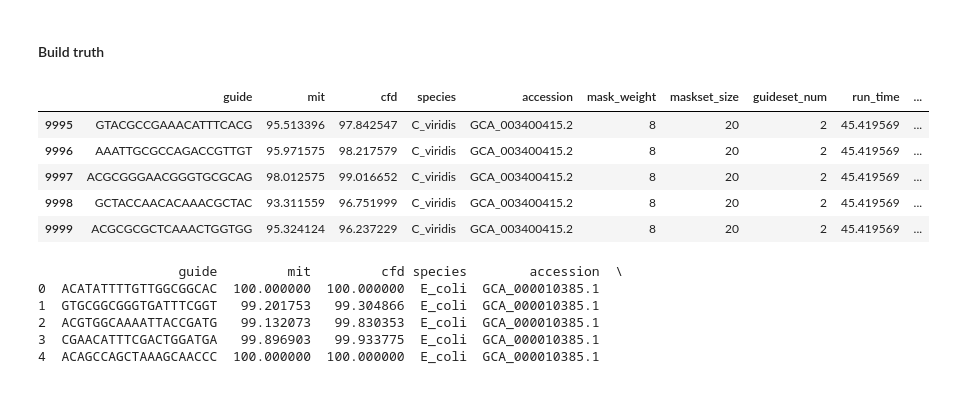
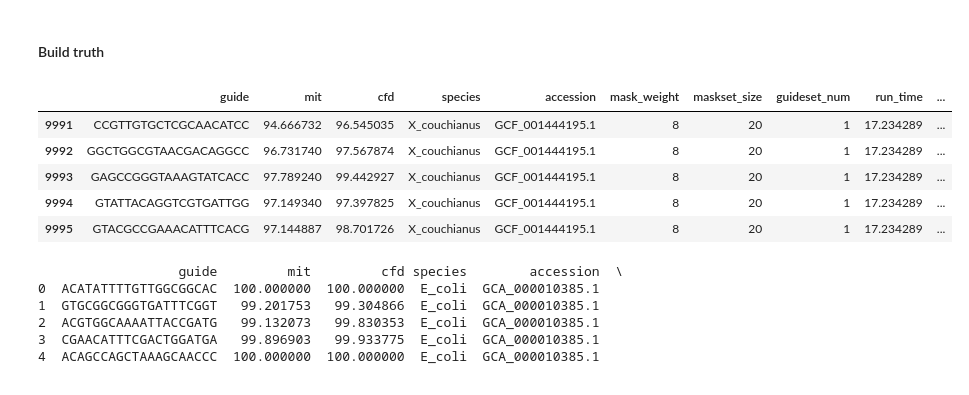
Before and after one commit to Darragh-Nugent/Crackling_Mask_search, a Jupyter notebook: scoring.ipynb, the cells around one changed output. Cells and saved outputs as stored; diff of their text form; code cells hidden in the pictures.

```diff
--- a/scoring.ipynb
+++ b/scoring.ipynb
@@ -46,7 +46,8 @@ DATA = 'test_data'
 
 genomes = [
     ('E_coli', 'GCA_000010385.1'),
-    ('C_viridis', 'GCA_003400415.2')
+    ('X_couchianus', 'GCF_001444195.1')
+    # ('C_viridis', 'GCA_003400415.2')
 ]
 
 CLASS_COLOURS = {
@@ -94,6 +91,0 @@ Done.
-# %%
-acc_sizes = {
-    g[1] : int(df_ass.loc[df_ass['accession'] == g[1], 'totalSequenceLength'].iloc[0])
-    for g in genomes
-}
-acc_sizes
@@ -680,8 +672,11 @@ for genome in genomes:
         #print(df.head(3).to_markdown(), '\n\n')
 
 df = pd.concat(frames)
-#df['is_safe'] = df[['mit', 'cfd']].apply(lambda x: (((x['mit'] + x['cfd']) / 2) > 75), axis=1)
-df['is_safe'] = df[['mit', 'cfd']].apply(lambda x: is_safe(x, 75, 'mit', 'cfd'), axis=1)
+
+threshold_values = [75, 80, 85, 90, 95, 100]
+
+for threshold in threshold_values:
+    df[f'is_safe_{threshold}'] = df[['mit', 'cfd']].apply(lambda x: is_safe(x, threshold, 'mit', 'cfd'), axis=1)
 
 print('\n\n', df.shape, '\n\n')
 print(df.head(5).to_markdown())
@@ -773,16 +741,16 @@ df[(df['accession'] == 'GCA_000010385.1') & (df['mask_weight'] == 8) & (df['mask
 # %% [markdown]
 #### Build truth
 # %%
-truth = truth_df = df[df['guideset_num'] == 2]
+truth = truth_df = df[df['mask_weight'] == 8]
 # or original Crackling++ masks
 truth.tail()
 # %% [output]
 |  | guide | mit | cfd | species | accession | mask_weight | maskset_size | guideset_num | run_time | ... |
-| 9995 | GTACGCCGAAACATTTCACG | 95.513396 | 97.842547 | C_viridis | GCA_003400415.2 | 8 | 20 | 2 | 45.419569 | ... |
-| 9996 | AAATTGCGCCAGACCGTTGT | 95.971575 | 98.217579 | C_viridis | GCA_003400415.2 | 8 | 20 | 2 | 45.419569 | ... |
-| 9997 | ACGCGGGAACGGGTGCGCAG | 98.012575 | 99.016652 | C_viridis | GCA_003400415.2 | 8 | 20 | 2 | 45.419569 | ... |
-| 9998 | GCTACCAACACAAACGCTAC | 93.311559 | 96.751999 | C_viridis | GCA_003400415.2 | 8 | 20 | 2 | 45.419569 | ... |
-| 9999 | ACGCGCGCTCAAACTGGTGG | 95.324124 | 96.237229 | C_viridis | GCA_003400415.2 | 8 | 20 | 2 | 45.419569 | ... |
+| 9991 | CCGTTGTGCTCGCAACATCC | 94.666732 | 96.545035 | X_couchianus | GCF_001444195.1 | 8 | 20 | 1 | 17.234289 | ... |
+| 9992 | GGCTGGCGTAACGACAGGCC | 96.731740 | 97.567874 | X_couchianus | GCF_001444195.1 | 8 | 20 | 1 | 17.234289 | ... |
+| 9993 | GAGCCGGGTAAAGTATCACC | 97.789240 | 99.442927 | X_couchianus | GCF_001444195.1 | 8 | 20 | 1 | 17.234289 | ... |
+| 9994 | GTATTACAGGTCGTGATTGG | 97.149340 | 97.397825 | X_couchianus | GCF_001444195.1 | 8 | 20 | 1 | 17.234289 | ... |
+| 9995 | GTACGCCGAAACATTTCACG | 97.144887 | 98.701726 | X_couchianus | GCF_001444195.1 | 8 | 20 | 1 | 17.234289 | ... |
 # %%
 for (accession, guideset_num), g in df.sort_values(['accession', 'guideset_num', 'mask_weight', 'maskset_size']).groupby(['accession', 'guideset_num']):
     print(g.head())
```
Also changed, not shown: parts of 24 cells of this notebook, 14 other files.
